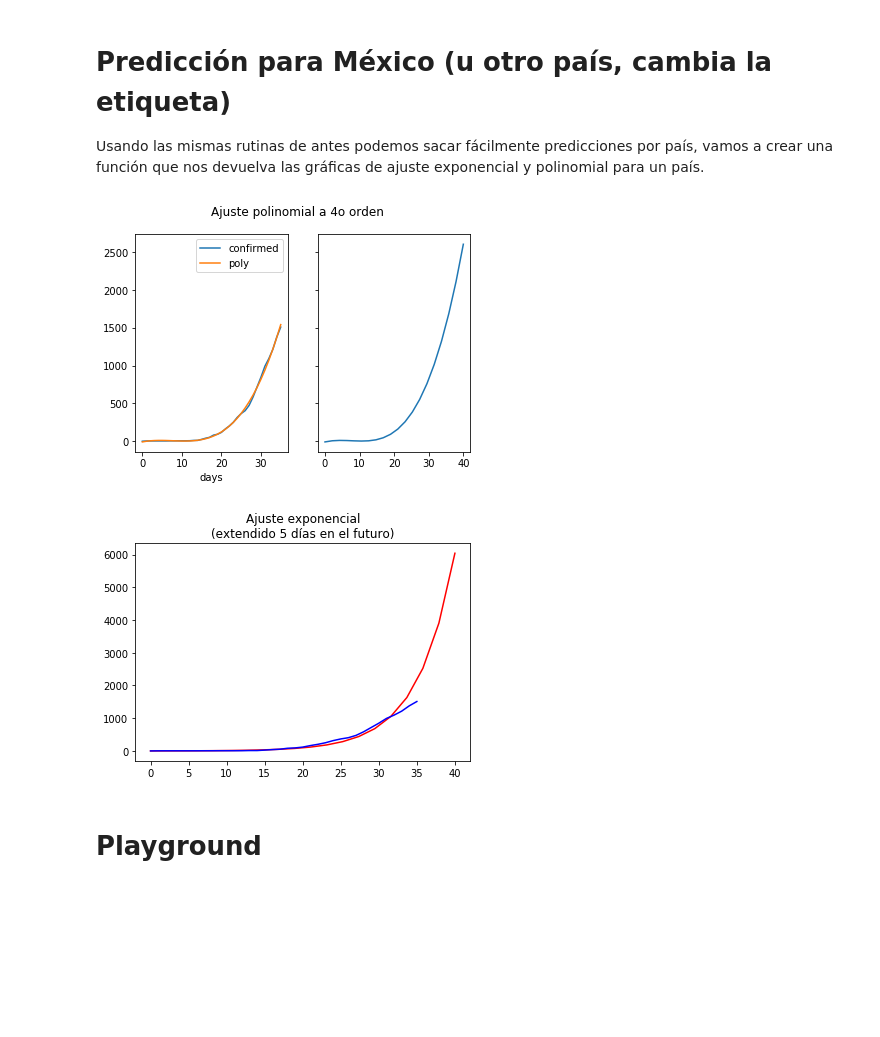
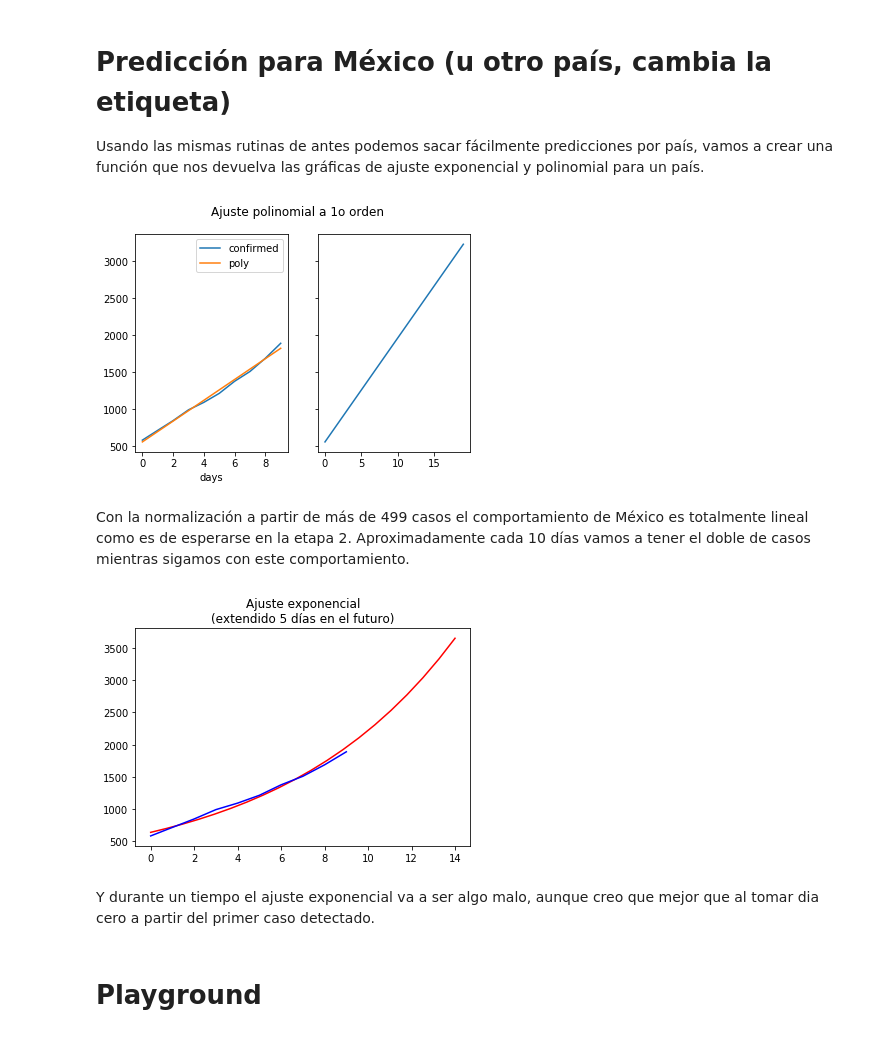
Before and after one commit to garaged/covid19-dataview, a Jupyter notebook: covid-19 pomber data set.ipynb, the cells around one changed output. Saved outputs shown, nothing was run; the diff lists cells and outputs as text; code cells hidden in the pictures; blank space fills up the shorter version.

```diff
--- a/covid-19 pomber data set.ipynb
+++ b/covid-19 pomber data set.ipynb
@@ -413,5 +474,5 @@ Parece ser que el problema ya está controlado en el crucero, al parecer todaví
 # %%
-def get_country(data, country='Mexico', min_cases=0, column="confirmed"):
+def get_country(data, country='Mexico', min_cases=499, column="confirmed"):
     data_df = pd.DataFrame(data.json()[country],)
     data_df['date'] = pd.to_datetime(data_df['date'])
     data_df = data_df[data_df["confirmed"] > min_cases ]
@@ -534,7 +618,7 @@ Podemos ver que aunque ha tenido pequeños brotes, aún México tiene más casos
 # Predicción para México (u otro país, cambia la etiqueta)
 Usando las mismas rutinas de antes podemos sacar fácilmente predicciones por país, vamos a crear una función que nos devuelva las gráficas de ajuste exponencial y polinomial para un país.
 # %%
-def plot_polyfit(data, order=4, column="confirmed", days_plus=5):
+def plot_polyfit(data, order=4, column="confirmed", days_plus=10):
     p = np.polyfit(data.index.array, data[column].array,order)
     x = np.linspace(data.index.min(), data.index.max(),50)
     f = np.poly1d(p)
@@ -547,9 +631,11 @@ def plot_polyfit(data, order=4, column="confirmed", days_plus=5):
     fig.suptitle("Ajuste polinomial a {}o orden".format(order))
 # %%
 mex = get_country(data, country="Mexico", column="confirmed") # by default returns Mexico
-plot_polyfit(mex, column="confirmed")
+plot_polyfit(mex, column="confirmed", order=1)
 # %% [output]
-[figure, old version]
+[figure, new version]
+# %% [markdown]
+Con la normalización a partir de más de 499 casos el comportamiento de México es totalmente lineal como es de esperarse en la etapa 2. Aproximadamente cada 10 días vamos a tener el doble de casos mientras sigamos con este comportamiento.
 # %%
 def plot_expfit(data, days_plus=5, column="confirmed"):
     x_range = data.index
@@ -571,7 +657,9 @@ def plot_expfit(data, days_plus=5, column="confirmed"):
 # %%
 plot_expfit(mex)
 # %% [output]
-[figure, old version]
+[figure, new version]
+# %% [markdown]
+Y durante un tiempo el ajuste exponencial va a ser algo malo, aunque creo que mejor que al tomar dia cero a partir del primer caso detectado.
 # %% [markdown]
 # Playground
 # %%
```
Also changed, not shown: parts of 62 cells of this notebook, 1 other file.
